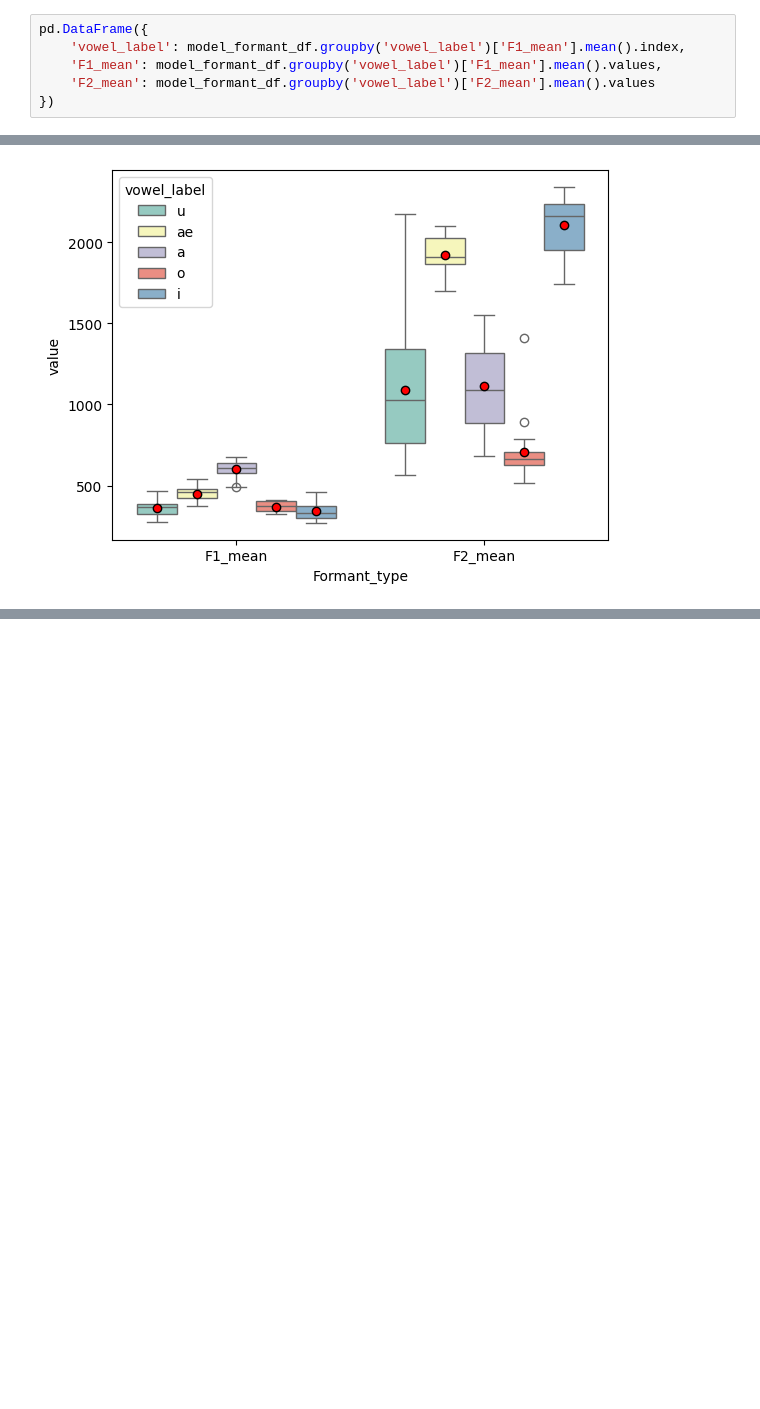
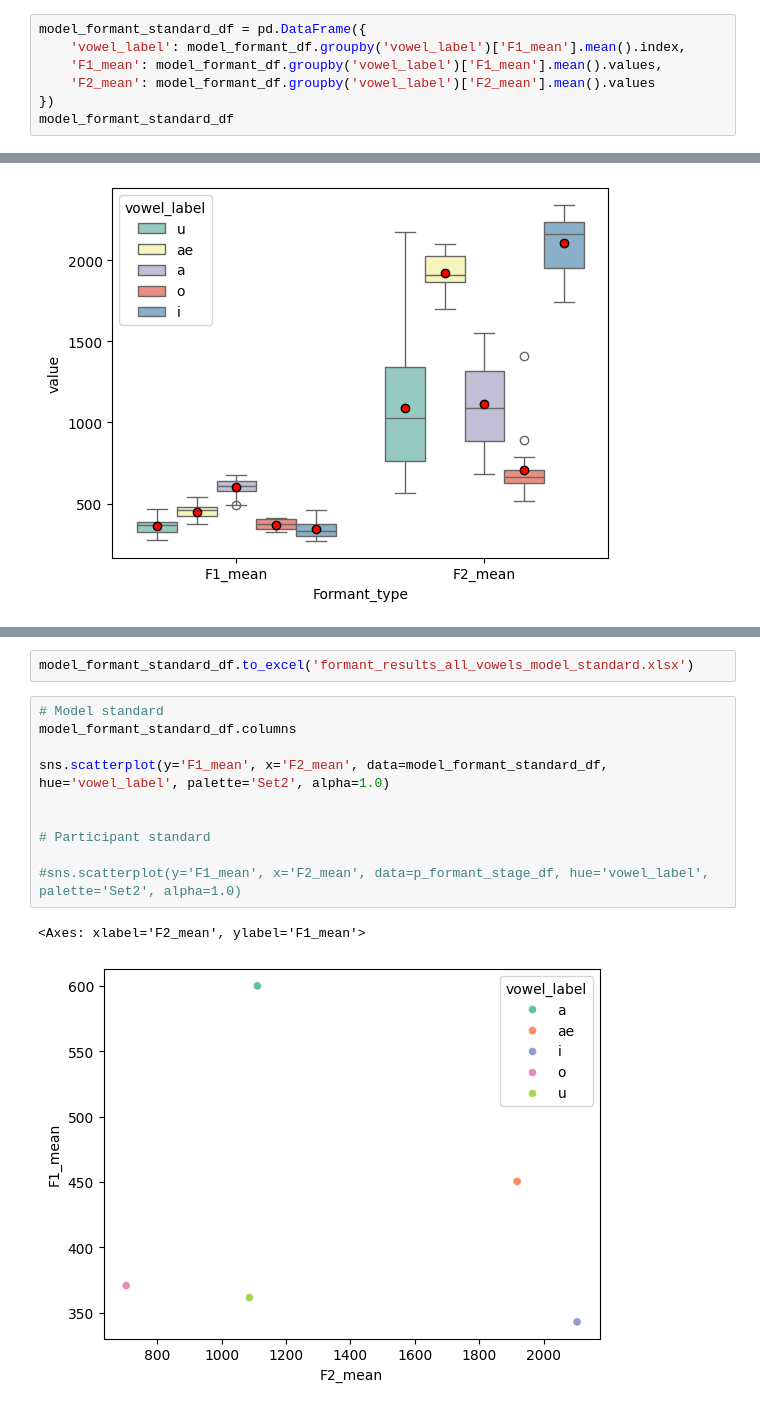
Before and after one commit to irregular6612/phoneticConvergence, a Jupyter notebook: src/analysis/analysis-final.ipynb, the cells around one changed output, grey strips where cells are left out. Cells and saved outputs as stored; diff of their text form; blank space fills up the shorter version.

```diff
--- a/src/analysis/analysis-final.ipynb
+++ b/src/analysis/analysis-final.ipynb
@@ -622,11 +624,12 @@ model_formant_df
 | 99 | 0 | 소조.wav | SOJO | o | 5 | 0.329537 | 0.535129 | 0.205592 | ... |
 100 rows × 41 columns
 # %%
-pd.DataFrame({
+model_formant_standard_df = pd.DataFrame({
     'vowel_label': model_formant_df.groupby('vowel_label')['F1_mean'].mean().index,
     'F1_mean': model_formant_df.groupby('vowel_label')['F1_mean'].mean().values,
     'F2_mean': model_formant_df.groupby('vowel_label')['F2_mean'].mean().values
 })
+model_formant_standard_df
 # %% [output]
 |  | vowel_label | F1_mean | F2_mean |
 | 0 | a | 599.975256 | 1111.359312 |
@@ -670,0 +940,15 @@ sns.boxplot(x='Formant_type',hue='vowel_label', y='value', data=pd.melt(model_fo
+# %%
+model_formant_standard_df.to_excel('formant_results_all_vowels_model_standard.xlsx')
+# %%
+# Model standard
+model_formant_standard_df.columns
+
+sns.scatterplot(y='F1_mean', x='F2_mean', data=model_formant_standard_df, hue='vowel_label', palette='Set2', alpha=1.0)
+
+
+# Participant standard
+
+#sns.scatterplot(y='F1_mean', x='F2_mean', data=p_formant_stage_df, hue='vowel_label', palette='Set2', alpha=1.0)
+# %% [output]
+<Axes: xlabel='F2_mean', ylabel='F1_mean'>
+[figure, added]
```
Also changed, not shown: parts of 28 cells of this notebook, 12 other files.
